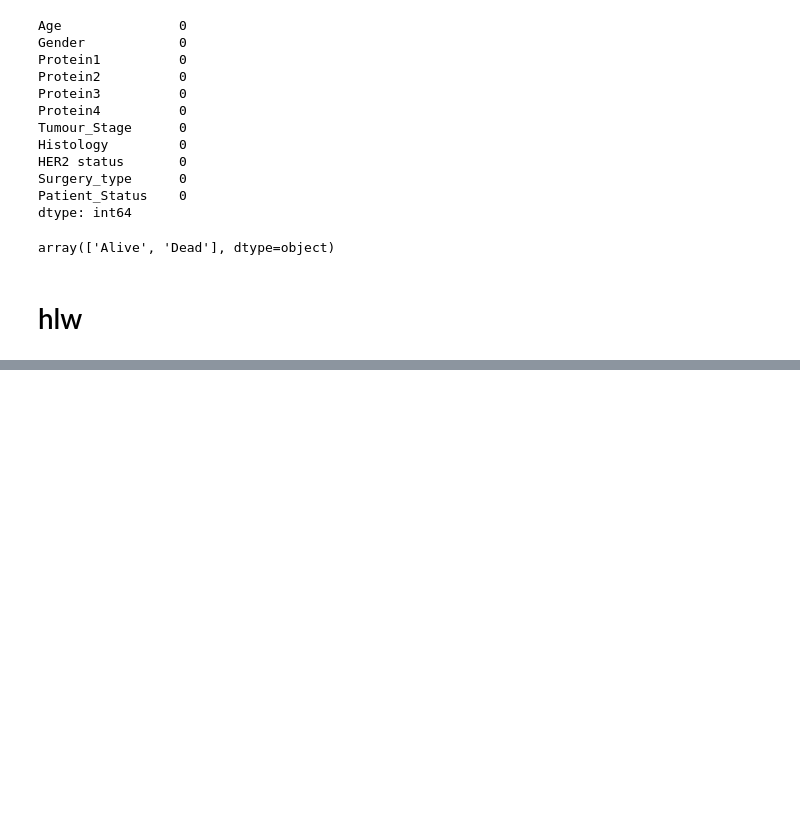
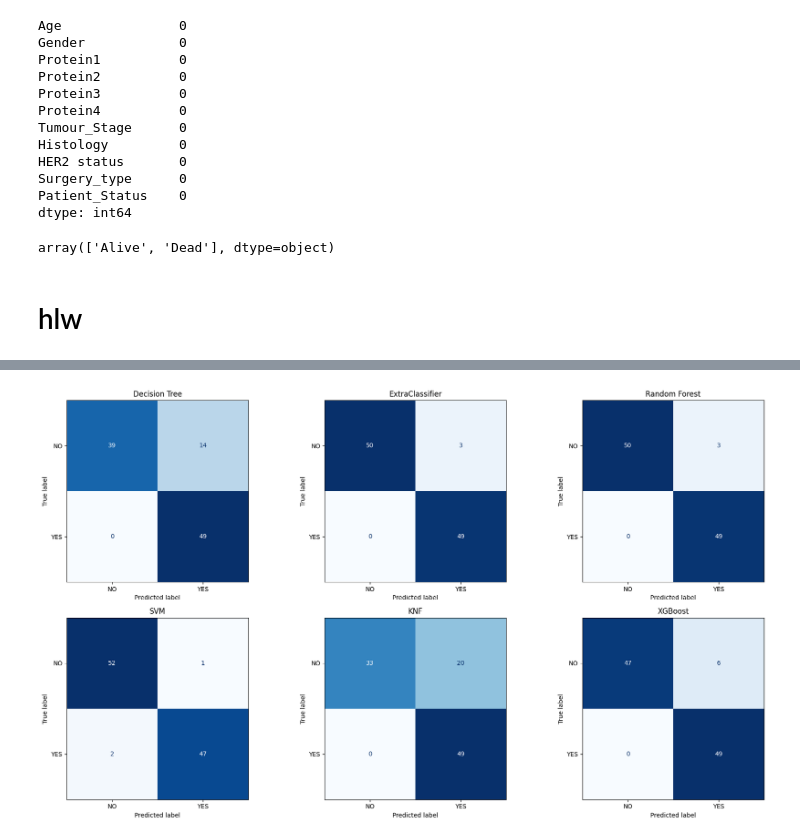
Before and after one commit to sazol07/Projects, a Jupyter notebook: Using Pipeline to Predict Patients_Status.ipynb, the cells around one changed output, grey strips where cells are left out. Saved outputs shown, nothing was run; the diff lists cells and outputs as text; code cells hidden in the pictures; blank space fills up the shorter version.

```diff
--- a/Using Pipeline to Predict Patients_Status.ipynb
+++ b/Using Pipeline to Predict Patients_Status.ipynb
@@ -122,7 +122,7 @@ x_train,x_test,y_train,y_test = train_test_split(X,Y,test_size=0.2,random_state=
 # %%
 lab = LabelEncoder()
 y_train_enc = lab.fit_transform(y_train)
-y_test_enc = lab.fit_transform(y_test)
+y_test_enc = lab.transform(y_test)
 # %%
 lab.classes_
 # %% [output]
@@ -414,12 +206,0 @@ results_df
-# %%
-best_name = results_df.iloc[0]['Model']
-best_model = best_models[best_name]
-
-y_pred = best_model.predict(x_test)
-
-print(classification_report(y_test_enc, y_pred, target_names=le.classes_))
-
-ConfusionMatrixDisplay.from_predictions(
-    y_test_enc, y_pred, cmap='Blues'
-)
-plt.show()
@@ -436,4 +206,0 @@ weighted avg       0.99      0.99      0.99       102
-# %%
-y_proba = best_model.predict_proba(x_test)
-roc_auc = roc_auc_score(y_test_enc, y_proba, multi_class='ovr')
-roc_auc
@@ -472,0 +227,13 @@ plt.show()
+# %%
+cv_list = []
+for name, pipe in models.items():
+
+    cv_scores = cross_val_score(
+        pipe,
+        x_train,
+        y_train_enc,
+        cv=5,
+        scoring='accuracy'
+    )
+    cv_list.append(cv_scores.mean())
+    print(f"{name} CV Accuracy: {cv_scores.mean():.4f}")
@@ -472,0 +475,13 @@ plt.show()
+# %%
+from sklearn.metrics import ConfusionMatrixDisplay
+plt.figure(figsize=(18,10))
+for i, (name, pipe) in enumerate(best_models.items(), 1):
+    ax = plt.subplot(2, 3, i)
+    ConfusionMatrixDisplay.from_estimator(pipe, x_test, y_test_enc,
+                                          display_labels=['NO','YES'],
+                                          cmap='Blues', colorbar=False, ax=ax)
+    ax.set_title(name)
+plt.tight_layout()
+plt.show()
+# %% [output]
+[figure, added]
```
Also changed, not shown: parts of 20 cells of this notebook.
